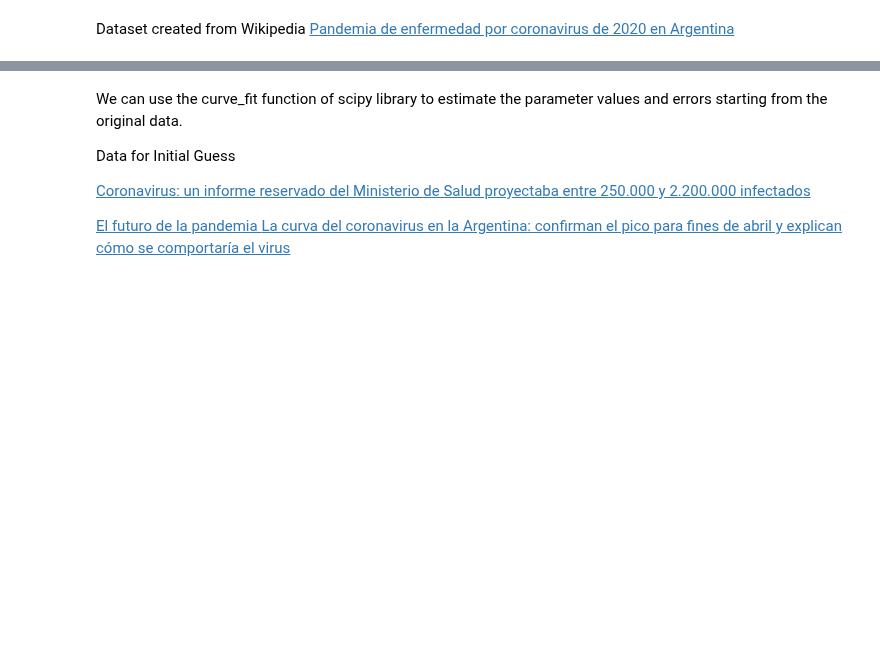
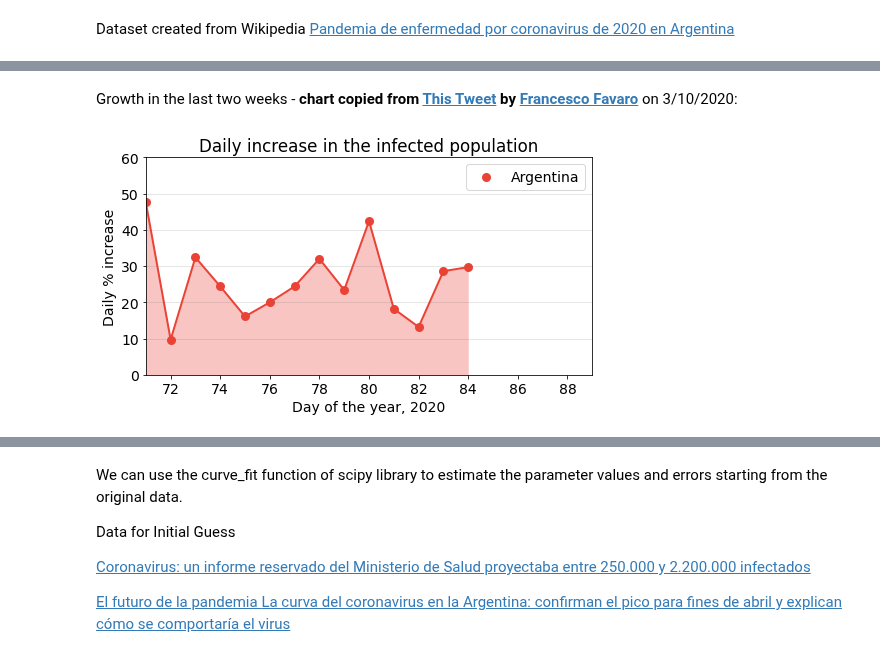
Before and after one commit to thedarsideofit/covid19-ar, a Jupyter notebook: COVID19_AR.ipynb, the cells around one changed output, grey strips where cells are left out. Cells and saved outputs as stored; diff of their text form; code cells hidden in the pictures; blank space fills up the shorter version.

```diff
--- a/COVID19_AR.ipynb
+++ b/COVID19_AR.ipynb
@@ -67,3 +67,27 @@ dfG[-7:]
+# %% [markdown]
+Growth in the last two weeks - **chart copied from [This Tweet](https://twitter.com/Francolino_Bear/status/1237227757509021697) by [Francesco Favaro](https://twitter.com/Francolino_Bear)** on 3/10/2020:
+# %%
+dfg2 = dfG[-14:]
+x = dfg2['day'].tolist()
+y = dfg2['cases_growth_%'].tolist()
+
+import matplotlib.pyplot as plt
+plt.rc('font', size=14)
+plt.figure(figsize=(8, 4))
+plt_axes = plt.gca()
+plt_axes.grid(axis='y', color=(0.4, 0.4, 0.4), alpha=0.2)
+plt.stackplot(x, y, color=(0.92, 0.26, 0.21, 0.3), linewidth=0)
+plt.plot(x, y, color=(0.92, 0.26, 0.21), linewidth=2)
+plt.scatter(x, y, color=(0.92, 0.26, 0.21), label="Argentina", linewidth=3)
+plt.xlim(int(min(x)), int(max(x) + 5))
+plt.ylim(0, 60)
+plt.title("Daily increase in the infected population")
+plt.xlabel("Day of the year, 2020")
+plt.ylabel("Daily % increase")
+plt.legend()
+plt.show()
+# %% [output]
+[figure, added]
 # %% [markdown]
 We can now analyze the two models I’ll take into the exam, which are the logistic function and the exponential function.
 Each model has three parameters, that will be estimated by a curve fitting calculation on the historical data.
```
Also changed, not shown: parts of 9 cells of this notebook.
